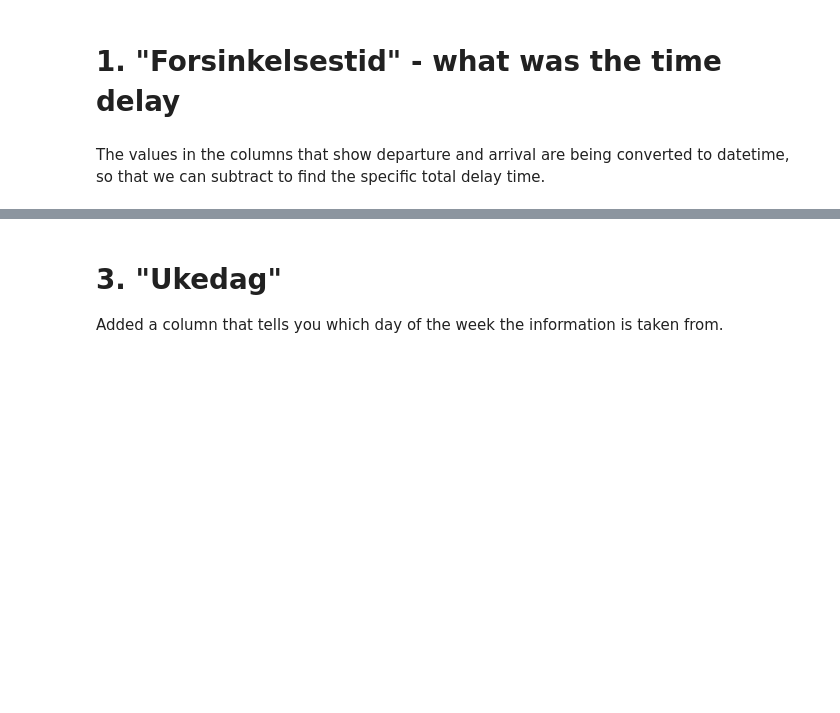
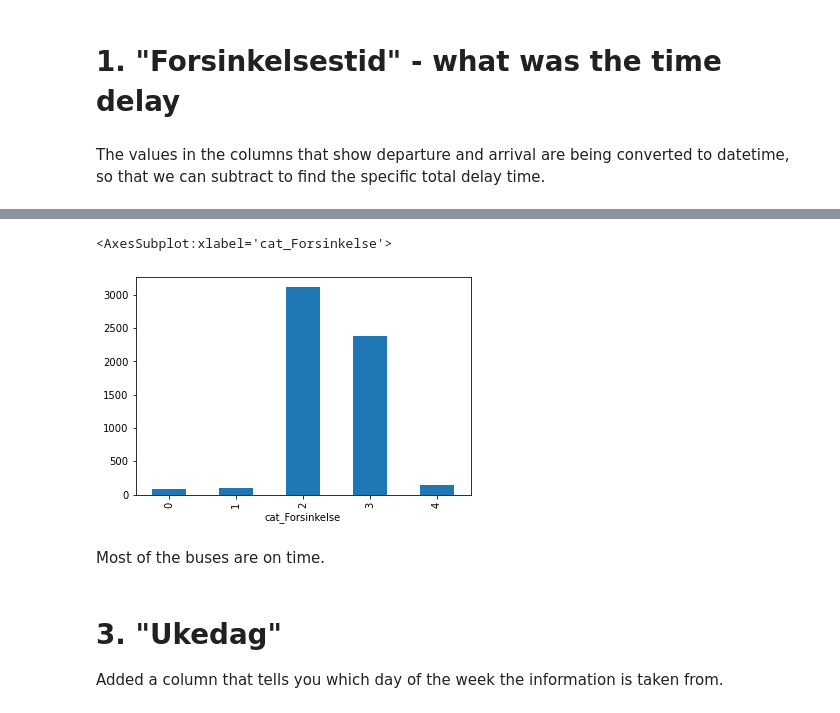
Before and after one commit to tomaloki/Assignment1_DAVE3625, a Jupyter notebook: notebook/Assignment1 - Feature Engineering and Data Labeling.ipynb, the cells around one changed output, grey strips where cells are left out. Cells and saved outputs as stored; diff of their text form; code cells hidden in the pictures; blank space fills up the shorter version.

Commit message:
Changed boolean er_forsinket to numerical categories

```diff
--- a/notebook/Assignment1 - Feature Engineering and Data Labeling.ipynb
+++ b/notebook/Assignment1 - Feature Engineering and Data Labeling.ipynb
@@ -87,5 +66,3 @@ We have added a column called "Er_Forsinket", which is a boolean value that tell
-# %%
-df['Er_Forsinket'] = df['Forsinkelsestid'] > "0 days 00:01:00"
 # %%
 df.head()
 # %% [output]
@@ -97,0 +98,15 @@ df.head()
+# %%
+conditions = [
+    (df['Forsinkelsestid'] <= "-1 days +23:50:00"),
+    (df['Forsinkelsestid'] > "-1 days +23:50:00") & (df['Forsinkelsestid'] <= "-1 days +23:58:00"),
+    (df['Forsinkelsestid'] > "-1 days +23:58:00") & (df['Forsinkelsestid'] <= "0 days 00:02:00"),
+    (df['Forsinkelsestid'] > "0 days 00:02:00") & (df['Forsinkelsestid'] <= "0 days 00:10:00"),
+    (df['Forsinkelsestid'] > "0 days 00:10:00")
+    ]
+
+values = [0, 1, 2, 3, 4]
+
+df['cat_Forsinkelse'] = np.select(conditions, values)
+# %%
+df_lateCount = df.groupby('cat_Forsinkelse').count()
+df_lateCount.Forsinkelsestid
@@ -98,3 +121,10 @@ df.head()
+# %%
+df_lateCount["Forsinkelsestid"].plot.bar()
+# %% [output]
+<AxesSubplot:xlabel='cat_Forsinkelse'>
+[figure, added]
+# %% [markdown]
+Most of the buses are on time.
 # %% [markdown]
 # 3. "Ukedag"
 Added a column that tells you which day of the week the information is taken from.
```
Also changed, not shown: parts of 10 cells of this notebook.
